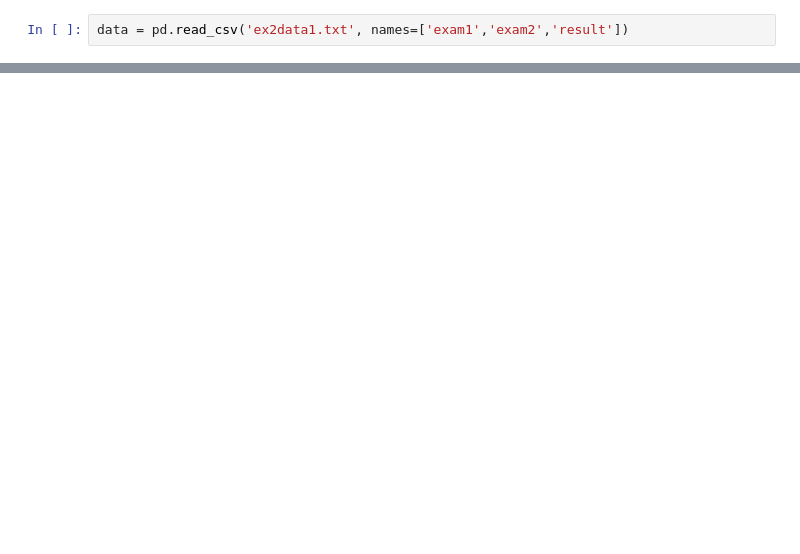
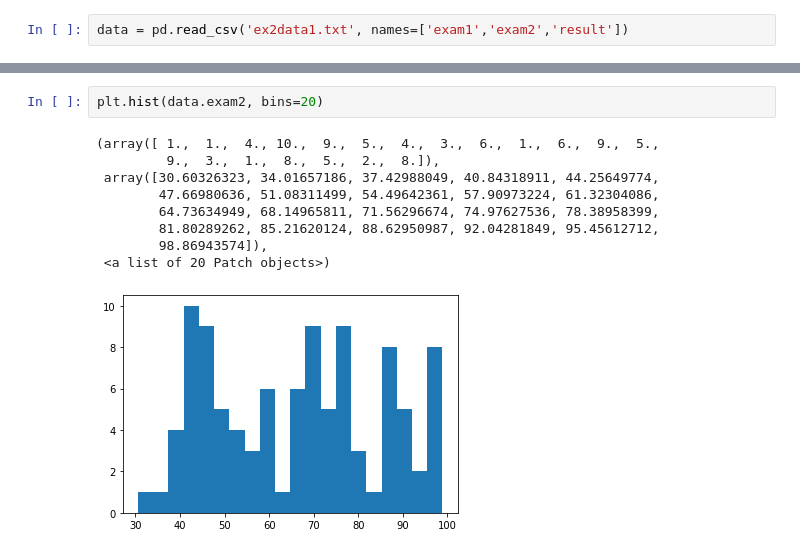
Before and after one commit to jorgemosquera/MachineLearningPractice, a Jupyter notebook: CS229/ex2/Ex2 Logistic Regression.ipynb, the cells around one changed output, grey strips where cells are left out. Cells and saved outputs as stored; diff of their text form; blank space fills up the shorter version.

```diff
--- a/CS229/ex2/Ex2 Logistic Regression.ipynb
+++ b/CS229/ex2/Ex2 Logistic Regression.ipynb
@@ -27,0 +69,12 @@ import matplotlib.pyplot as plt
+# %%
+plt.hist(data.exam2, bins=20)
+# %% [output]
+(array([ 1.,  1.,  4., 10.,  9.,  5.,  4.,  3.,  6.,  1.,  6.,  9.,  5.,
+         9.,  3.,  1.,  8.,  5.,  2.,  8.]),
+ array([30.60326323, 34.01657186, 37.42988049, 40.84318911, 44.25649774,
+        47.66980636, 51.08311499, 54.49642361, 57.90973224, 61.32304086,
+        64.73634949, 68.14965811, 71.56296674, 74.97627536, 78.38958399,
+        81.80289262, 85.21620124, 88.62950987, 92.04281849, 95.45612712,
+        98.86943574]),
+ <a list of 20 Patch objects>)
+[figure, added]
```
Also changed, not shown: parts of 36 cells of this notebook.
